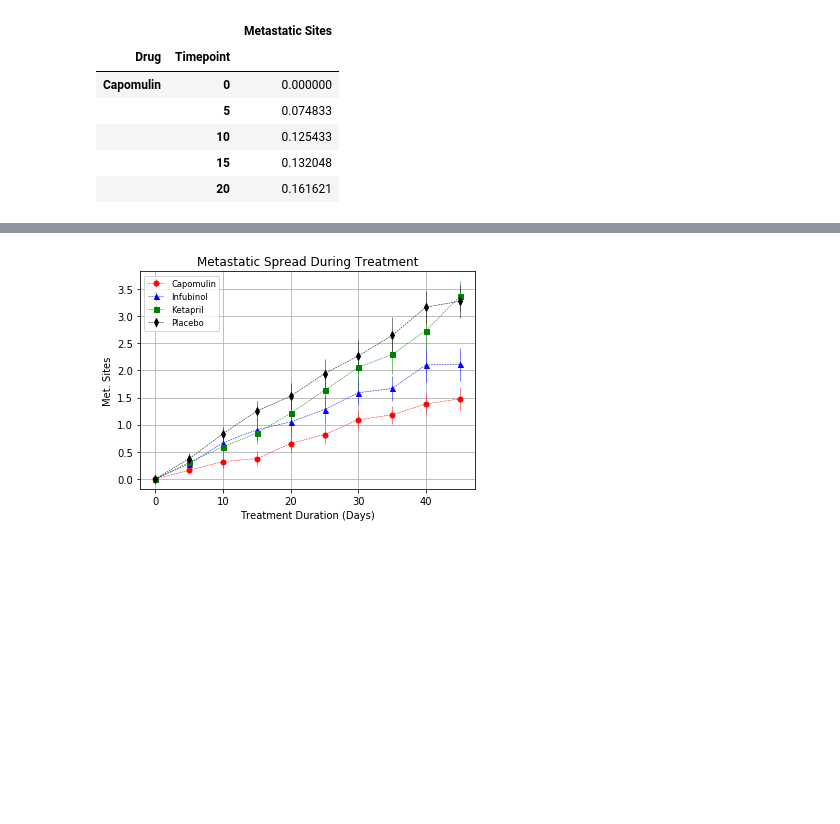
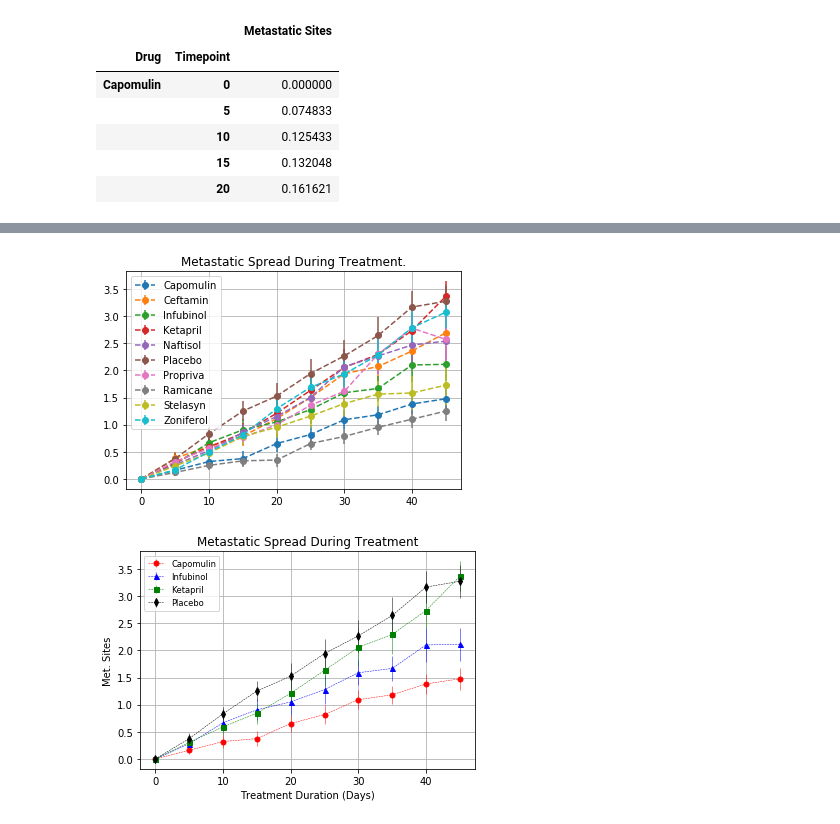
Before and after one commit to DouglasMatheny/MatplotlibHomework, a Jupyter notebook: Pymaceuticals/pymaceuticals.ipynb, the cells around one changed output, grey strips where cells are left out. Saved outputs shown, nothing was run; the diff lists cells and outputs as text; code cells hidden in the pictures; blank space fills up the shorter version.

```diff
--- a/Pymaceuticals/pymaceuticals.ipynb
+++ b/Pymaceuticals/pymaceuticals.ipynb
@@ -111,7 +180,7 @@ plt.show()
 |  | 20 | 0.652174 |
 # %%
 # Store the Standard Error associated with Met. Sites Grouped by Drug and Timepoint
-
 # Convert to DataFrame
-
+meta_response_df2 = pd.DataFrame(clinical_trial_data_complete_gb['Metastatic Sites'].sem())
 # Preview DataFrame
+meta_response_df2.head()
@@ -124,3 +201,6 @@ plt.show()
 |  | 10 | 0.125433 |
 |  | 15 | 0.132048 |
 |  | 20 | 0.161621 |
+# %%
+meta_response_df1 = meta_response_df1.set_index(['Timepoint'])
+meta_response_df2 = meta_response_df2.set_index(['Timepoint'])
@@ -127,4 +209,9 @@ plt.show()
 # %%
 # Minor Data Munging to Re-Format the Data Frames
-
 # Preview that Reformatting worked
+meta_response_df1a = pd.DataFrame()
+meta_response_df2a = pd.DataFrame()
+for drug in meta_response_df1['Drug'].unique():
+    meta_response_df1a[drug] = meta_response_df1[meta_response_df1['Drug']  == drug]['Metastatic Sites']
+    meta_response_df2a[drug] = meta_response_df2[meta_response_df2['Drug']  == drug]['Metastatic Sites']
+meta_response_df1a.head()
@@ -146,3 +235,30 @@ plt.show()
+# %%
+meta_response_df1a = meta_response_df1a.reset_index()
+#meta_response_df2a = meta_response_df2a.reset_index()
+# %%
+# Generate the Plot (with Error Bars)
+#Add the figure
+fig, axes = plt.subplots(1,1,sharex=True, sharey=True)
+
+#Turn on the grid
+axes.grid()
+for column in meta_response_df1a:
+    if column != 'Timepoint':
+        axes.errorbar(x=meta_response_df1a['Timepoint'], y=meta_response_df1a[column], \
+                     yerr=meta_response_df2a[column],
+                     label=column, \
+                     linestyle='dashed', marker='o'
+                     )
+
+
+# Plot title
+plt.title('Metastatic Spread During Treatment.')
+
+# # Create a legend
+plt.legend(loc='upper left' )
+plt.show()
+# %% [output]
+[figure, added]
 # %%
 # %% [output]
 [figure]
```
Also changed, not shown: parts of 21 cells of this notebook.
